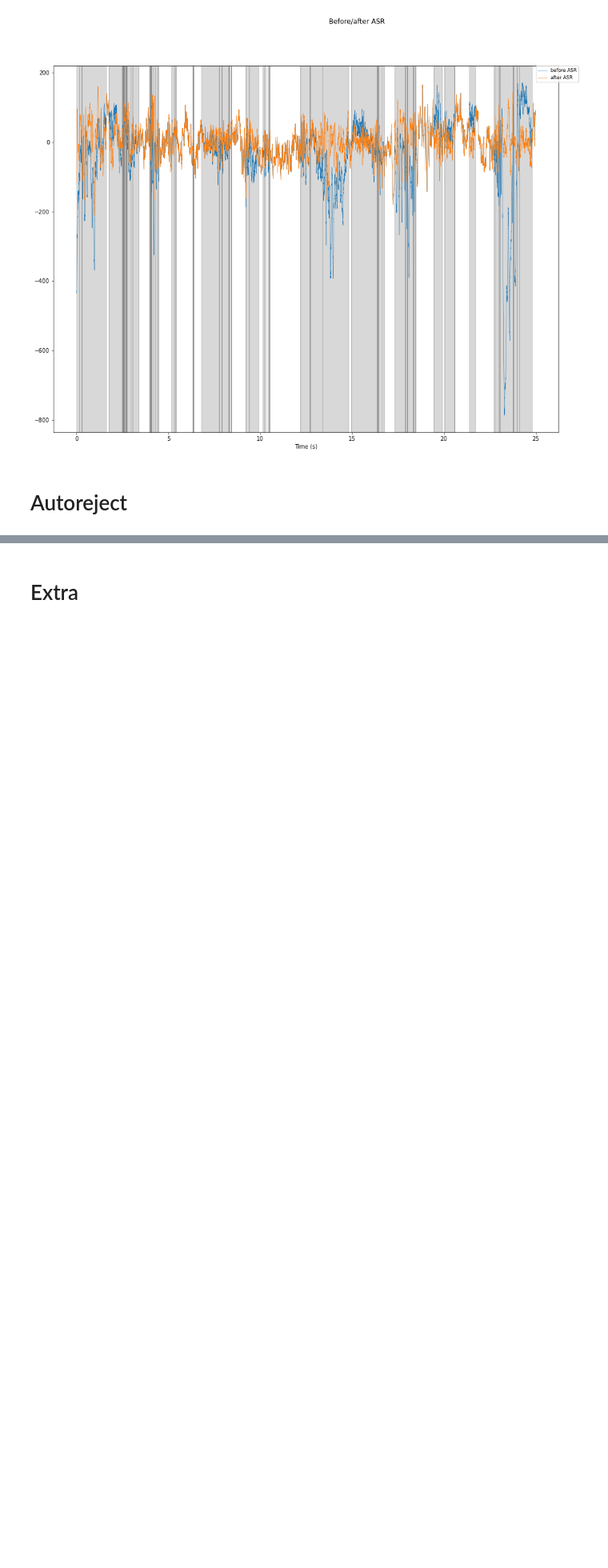
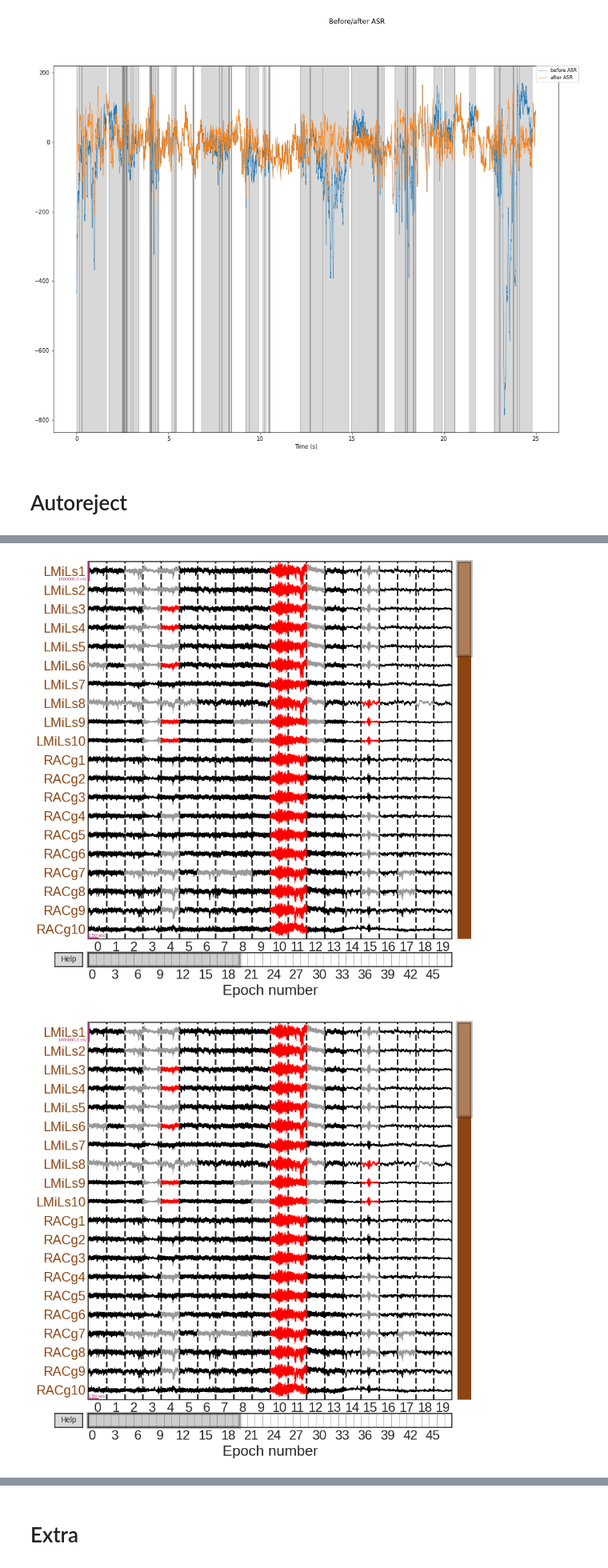
Before and after one commit to mcespedes99/HippiEEGAtlas, a Jupyter notebook: code/DSP/NoiseDetection/Noisy_channels.ipynb, the cells around one changed output, grey strips where cells are left out. Shown at 80% size. Drawn from its saved outputs; the diff is of its cells as text; code cells hidden in the pictures; blank space fills up the shorter version.

```diff
--- a/code/DSP/NoiseDetection/Noisy_channels.ipynb
+++ b/code/DSP/NoiseDetection/Noisy_channels.ipynb
@@ -366,6 +383,6 @@ signal_epoch.shape
 # %%
-info = mne.create_info(ch_names=labels,
-                       ch_types=['grad'] * len(labels),
+info = mne.create_info(ch_names=keys,
+                       ch_types=['seeg'] * len(keys),
                        sfreq=srate)
 # %%
 mne_epochs = mne.EpochsArray(signal_epoch, info)
@@ -375,2 +392,4 @@ Not setting metadata
 No baseline correction applied
 0 projection items activated
+# %%
+_, montage = get_montage(chn_pos, 'sub-P079', '/home/mcesped/projects/ctb-akhanf/cfmm-bids/Khan/clinical_imaging/epi_iEEG/derivatives/fastsurfer/')
@@ -376,0 +403,2 @@ No baseline correction applied
+# %%
+mne_epochs.set_montage(montage)
@@ -385,0 +421,6 @@ RuntimeError: ignored
+# %%
+scalings = dict(seeg=500)
+reject_log.plot_epochs(mne_epochs, scalings=scalings)
+# %% [output]
+[figure, added]
+[figure, added]
```
Also changed, not shown: parts of 28 cells of this notebook, 1 other file.
